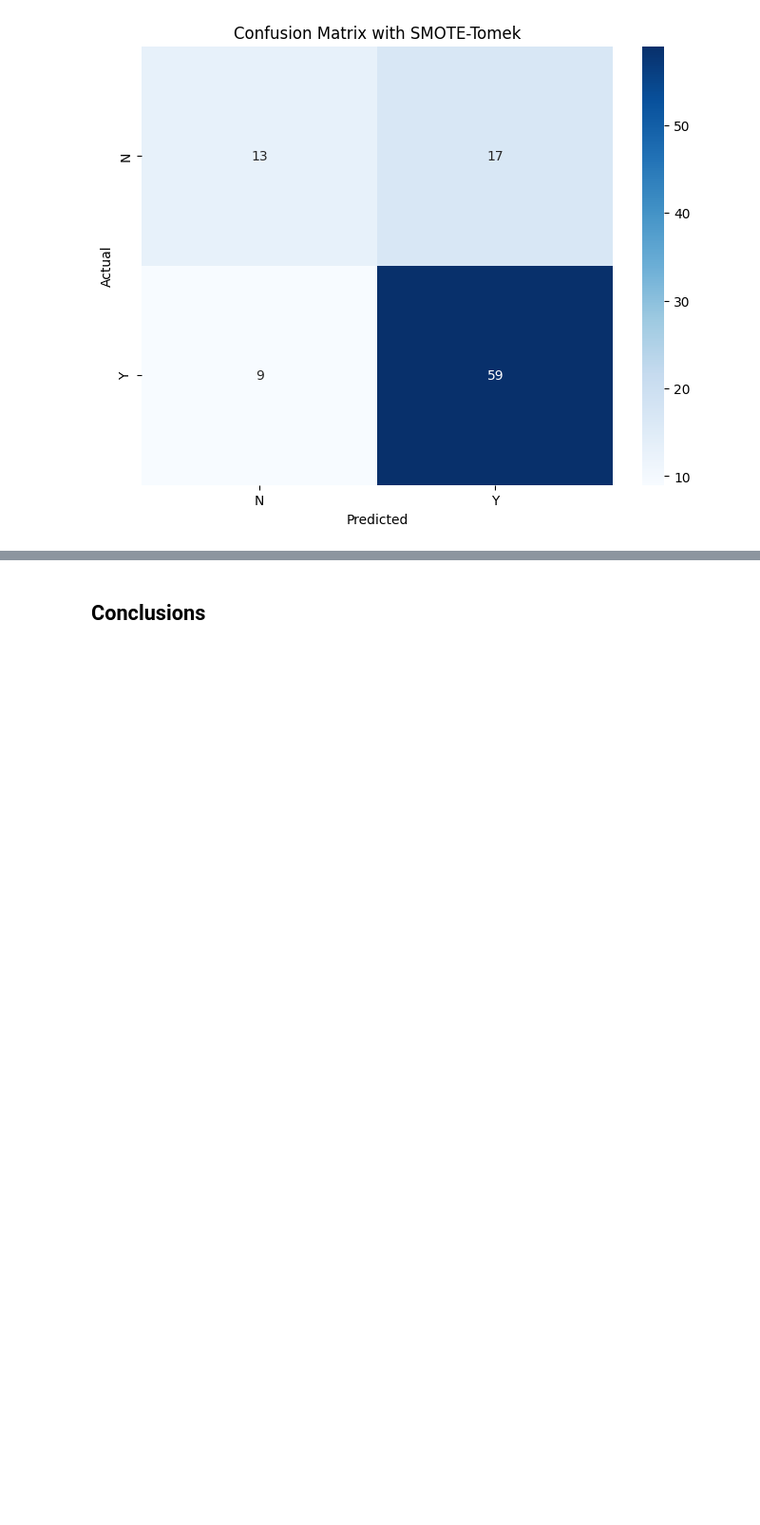
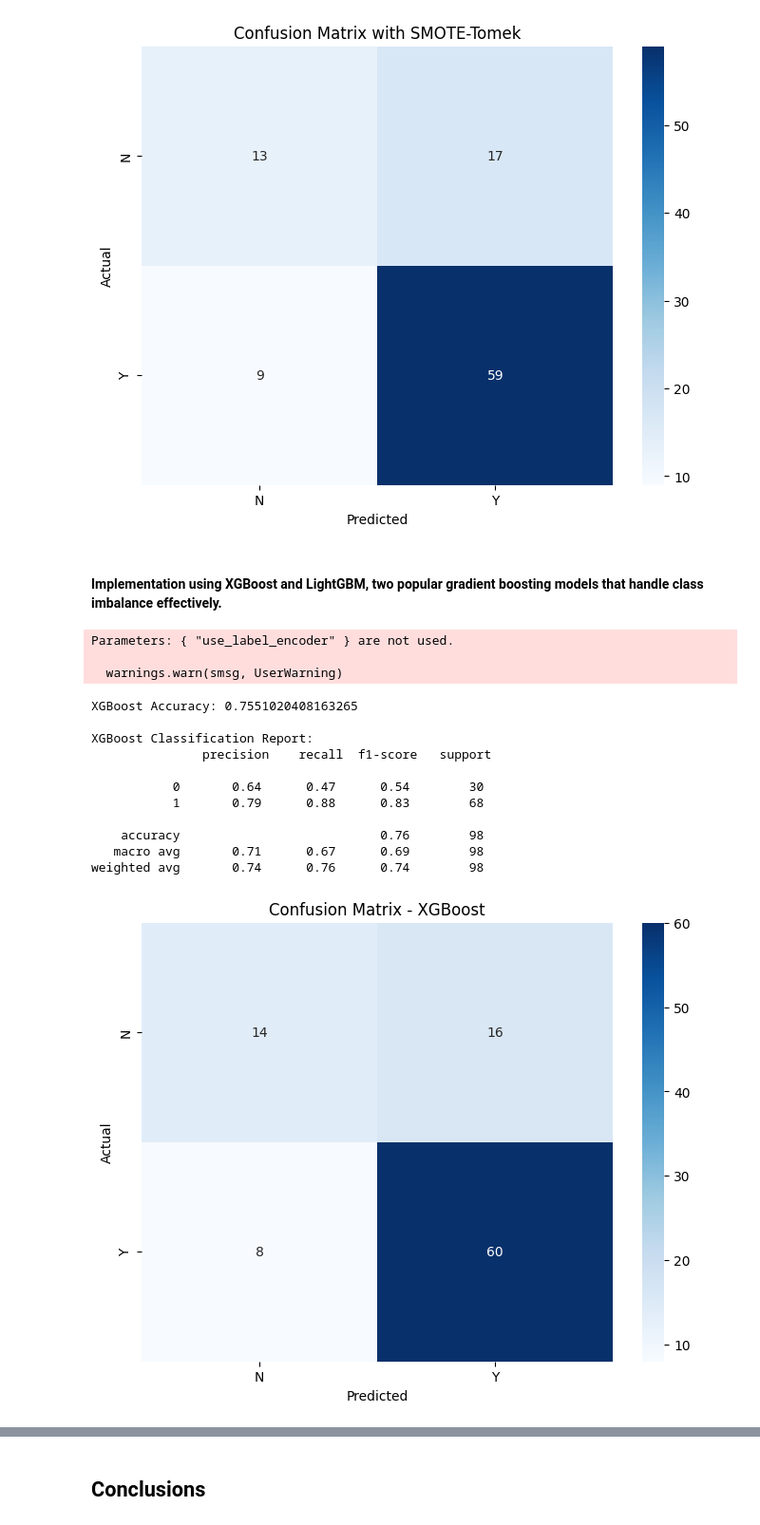
Before and after one commit to simbouch/classification, a Jupyter notebook: notebooks/loan_bank_notebook1.ipynb, the cells around one changed output, grey strips where cells are left out. Shown at 95% size. Drawn from its saved outputs; the diff is of its cells as text; code cells hidden in the pictures; blank space fills up the shorter version.

```diff
--- a/notebooks/loan_bank_notebook1.ipynb
+++ b/notebooks/loan_bank_notebook1.ipynb
@@ -1187,3 +1187,73 @@ Classification Report:
    macro avg       0.68      0.65      0.66        98
 weighted avg       0.72      0.73      0.72        98
 [figure]
+# %% [markdown]
+#### Implementation using XGBoost and LightGBM, two popular gradient boosting models that handle class imbalance effectively.
+# %%
+from xgboost import XGBClassifier
+from lightgbm import LGBMClassifier
+from sklearn.metrics import classification_report, confusion_matrix, accuracy_score
+import seaborn as sns
+import matplotlib.pyplot as plt
+
+# Step 1: Train XGBoost
+xgb_model = XGBClassifier(
+    scale_pos_weight=len(y_train) / y_train.value_counts()[1],  # Handles imbalance
+    random_state=42,
+    use_label_encoder=False,
+    eval_metric='logloss'
+)
+xgb_model.fit(X_train, y_train)
+
+# Predictions and Evaluation (XGBoost)
+y_pred_xgb = xgb_model.predict(X_test)
+accuracy_xgb = accuracy_score(y_test, y_pred_xgb)
+print("XGBoost Accuracy:", accuracy_xgb)
+print("\nXGBoost Classification Report:\n", classification_report(y_test, y_pred_xgb))
+
+# Confusion Matrix (XGBoost)
+conf_matrix_xgb = confusion_matrix(y_test, y_pred_xgb)
+plt.figure(figsize=(8, 6))
+sns.heatmap(conf_matrix_xgb, annot=True, fmt="d", cmap="Blues", xticklabels=['N', 'Y'], yticklabels=['N', 'Y'])
+plt.title("Confusion Matrix - XGBoost")
+plt.xlabel("Predicted")
+plt.ylabel("Actual")
+plt.show()
+
+# Step 2: Train LightGBM
+lgbm_model = LGBMClassifier(
+    class_weight='balanced',  # Handles imbalance
+    random_state=42
+)
+lgbm_model.fit(X_train, y_train)
+
+# Predictions and Evaluation (LightGBM)
+y_pred_lgbm = lgbm_model.predict(X_test)
+accuracy_lgbm = accuracy_score(y_test, y_pred_lgbm)
+print("LightGBM Accuracy:", accuracy_lgbm)
+print("\nLightGBM Classification Report:\n", classification_report(y_test, y_pred_lgbm))
+
+# Confusion Matrix (LightGBM)
+conf_matrix_lgbm = confusion_matrix(y_test, y_pred_lgbm)
+plt.figure(figsize=(8, 6))
+sns.heatmap(conf_matrix_lgbm, annot=True, fmt="d", cmap="Blues", xticklabels=['N', 'Y'], yticklabels=['N', 'Y'])
+plt.title("Confusion Matrix - LightGBM")
+plt.xlabel("Predicted")
+plt.ylabel("Actual")
+plt.show()
+# %% [output]
+Parameters: { "use_label_encoder" } are not used.
+
+  warnings.warn(smsg, UserWarning)
+XGBoost Accuracy: 0.7551020408163265
+
+XGBoost Classification Report:
+               precision    recall  f1-score   support
+
+           0       0.64      0.47      0.54        30
+           1       0.79      0.88      0.83        68
+
+    accuracy                           0.76        98
+   macro avg       0.71      0.67      0.69        98
+weighted avg       0.74      0.76      0.74        98
+[figure, added]
```
Also changed, not shown: parts of 29 cells of this notebook, 8 other files.
